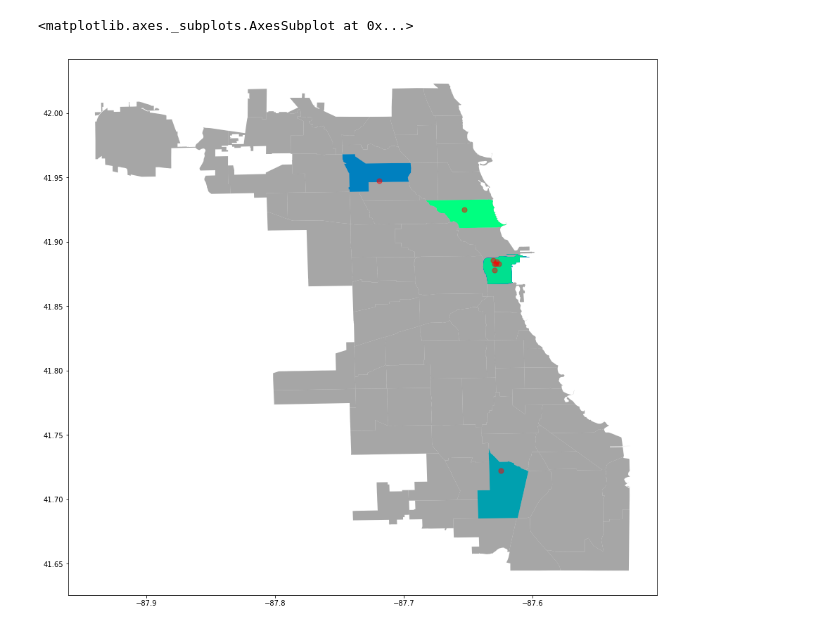
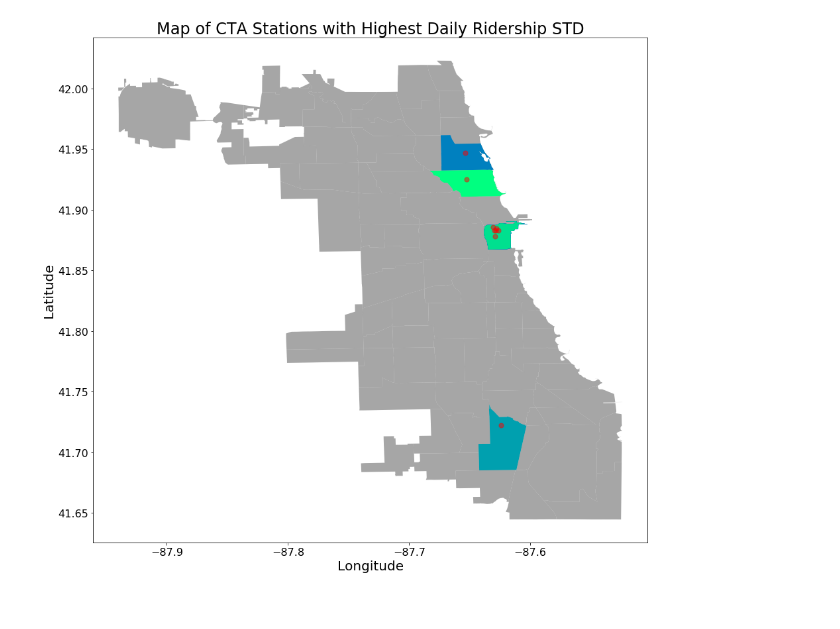
Before and after one commit to donnajobridge/cta, a Jupyter notebook: run_station_class.ipynb, the cells around one changed output. Saved outputs shown, nothing was run; the diff lists cells and outputs as text; code cells hidden in the pictures.

```diff
--- a/run_station_class.ipynb
+++ b/run_station_class.ipynb
@@ -25,3 +25,13 @@ for station in station_list:
     sumlist.append(stat.summary)
 station_summary = pd.DataFrame(sumlist)
 station_summary.to_csv('data/station_summary.csv')
+# %%
+# station_summary = pd.read_csv('data/station_summary.csv')
+to_remove = station_summary[station_summary['Sat_mean'] == 0].index[0]
+station_summary.drop([to_remove], inplace=True)
+
+station_summary['weekday-sat'] = station_summary['Weekday_mean'
+                                                ] - station_summary['Sat_mean']
+
+station_summary['weekday-sun'] = station_summary['Weekday_mean'
+                                                ] - station_summary['Sun/Hol_mean']
@@ -62,28 +111,33 @@ neigh_map['coords'] = neigh_map['geometry'].apply(
 neigh_map['coords'] = [coords[0] for coords in neigh_map['coords']]
 neigh_map.set_index('community', inplace=True)
 # %%
+assign_dict = {key: geom for key, geom in neigh_map['geometry'].items()}
+assign_dict2 = {key: geo_df.within(geom) for key, geom in assign_dict.items()}
 # check which neighborhood each station falls in
-station_to_neigh = geo_df.assign(**{key: geo_df.within(geom) for key,
-                                    geom in neigh_map['geometry'].items()})
+station_to_neigh = geo_df.assign(**assign_dict2)
 station_to_neigh = station_to_neigh.loc[:, (station_to_neigh != 0).any(axis=0)]
 # %%
-ncols = ['IRVING PARK', 'LOOP', 'ROSELAND', 'LINCOLN PARK']
+ncols = ['LAKE VIEW', 'LOOP', 'ROSELAND', 'LINCOLN PARK']
 station_to_neigh['neighborhood'] = station_to_neigh[ncols].idxmax(axis=1)
 station_to_neigh.drop(columns=ncols, inplace=True)
 # %%
 for item in station_to_neigh['neighborhood']:
     inds = station_to_neigh.index[station_to_neigh['neighborhood']==item].tolist()
     station_to_neigh.loc[inds,'polygon'] = neigh_map.loc[item, 'geometry']
-    station_to_neigh.loc[inds,'shape_area'] = neigh_map.loc[item, 'shape_area']
-    station_to_neigh.loc[inds,'shape_len'] = neigh_map.loc[item, 'shape_len']
 # %%
 neigh_to_station = station_to_neigh.copy()
 neigh_to_station.rename(columns={'polygon':'geometry', 'geometry':'points'}, inplace=True)
 # %%
 fig, ax = plt.subplots(figsize=(15,15))
 neigh_map.plot(ax=ax,alpha=.7, color='grey')
 neigh_to_station.plot(ax=ax,cmap='winter')
 station_to_neigh.plot(ax=ax, color='red', marker='o', alpha=.5, markersize=50)
+ax.set_xlabel('Longitude', fontsize=20)
+ax.set_ylabel('Latitude', fontsize=20)
+ax.set_xticklabels(ax.get_xticklabels(),fontsize=16)
+ax.set_yticklabels(ax.get_yticklabels(),fontsize=16)
+plt.title('Map of CTA Stations with Highest Daily Ridership STD', fontsize=24)
+
+plt.savefig('figs/map_high_daily_stds.png')
 # %% [output]
-<matplotlib.axes._subplots.AxesSubplot at 0x...>
-[figure, old version]
+[figure, new version]
```
Also changed, not shown: parts of 9 cells of this notebook, 24 other files.
